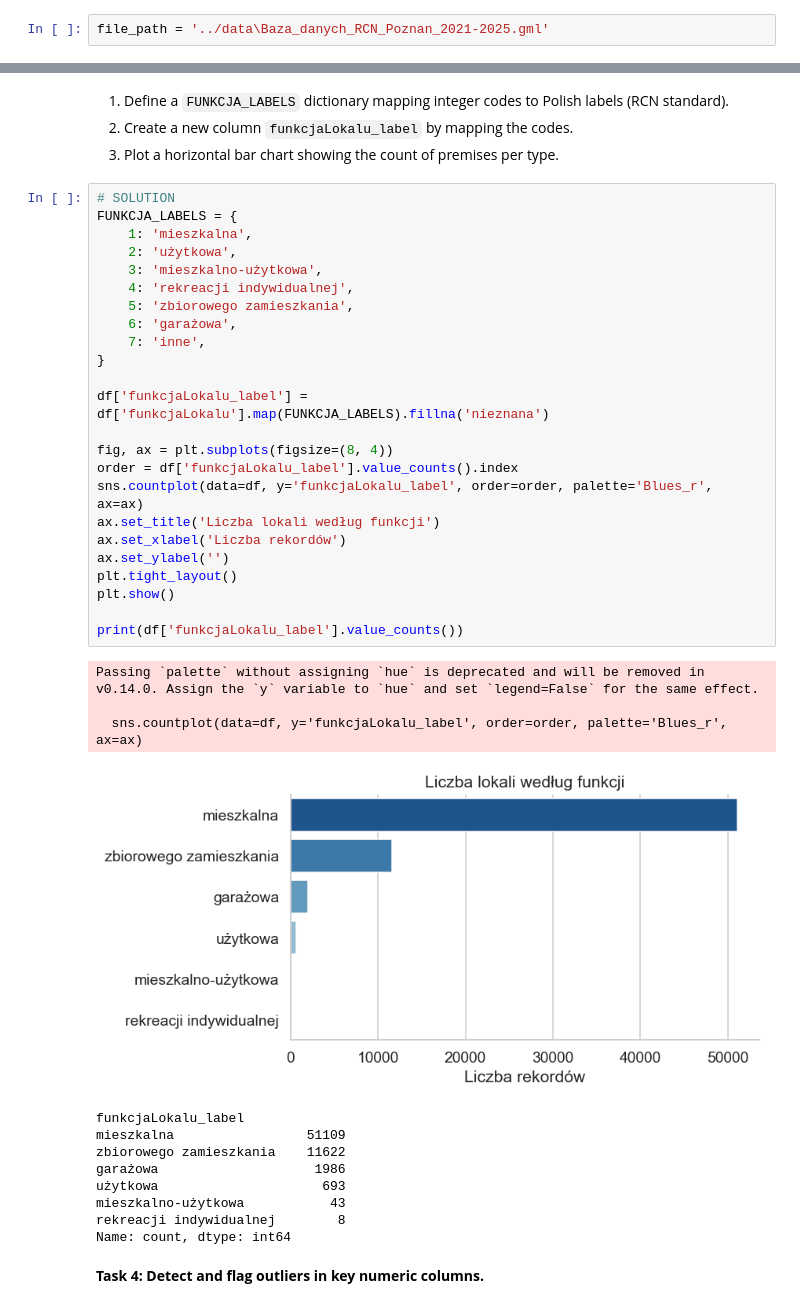
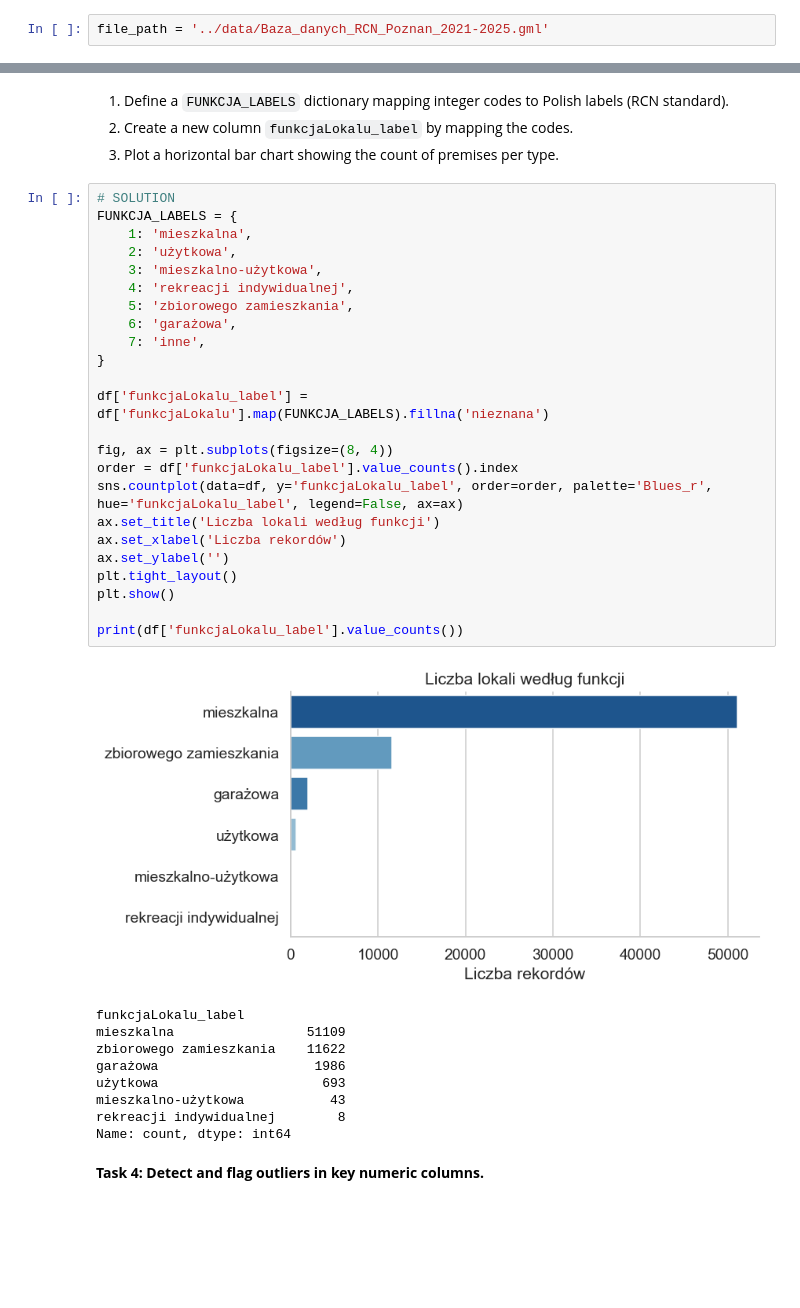
Before and after one commit to AN0DA/uep-rema-2026, a Jupyter notebook: notebooks/data-prep-solutions.ipynb, the cells around one changed output, grey strips where cells are left out. Saved outputs shown, nothing was run; the diff lists cells and outputs as text; blank space fills up the shorter version.

```diff
--- a/notebooks/data-prep-solutions.ipynb
+++ b/notebooks/data-prep-solutions.ipynb
@@ -8,7 +8,7 @@ and inspect the data structure to prepare for the Data Cleaning phase.
 import pandas as pd
 import xml.etree.ElementTree as ET
 # %%
-file_path = '../data\Baza_danych_RCN_Poznan_2021-2025.gml'
+file_path = '../data/Baza_danych_RCN_Poznan_2021-2025.gml'
 # %% [markdown]
 **Task 1: Load the XML tree and define the dictionary of namespaces we will need.**
 # %% [markdown]
@@ -267,40 +267,37 @@ dtype: object
 # %%
 # SOLUTION
 FUNKCJA_LABELS = {
     1: 'mieszkalna',
     2: 'użytkowa',
     3: 'mieszkalno-użytkowa',
     4: 'rekreacji indywidualnej',
     5: 'zbiorowego zamieszkania',
     6: 'garażowa',
     7: 'inne',
 }
 
 df['funkcjaLokalu_label'] = df['funkcjaLokalu'].map(FUNKCJA_LABELS).fillna('nieznana')
 
 fig, ax = plt.subplots(figsize=(8, 4))
 order = df['funkcjaLokalu_label'].value_counts().index
-sns.countplot(data=df, y='funkcjaLokalu_label', order=order, palette='Blues_r', ax=ax)
+sns.countplot(data=df, y='funkcjaLokalu_label', order=order, palette='Blues_r', hue='funkcjaLokalu_label', legend=False, ax=ax)
 ax.set_title('Liczba lokali według funkcji')
 ax.set_xlabel('Liczba rekordów')
 ax.set_ylabel('')
 plt.tight_layout()
 plt.show()
 
 print(df['funkcjaLokalu_label'].value_counts())
 # %% [output]
+[figure]
-Passing `palette` without assigning `hue` is deprecated and will be removed in v0.14.0. Assign the `y` variable to `hue` and set `legend=False` for the same effect.
-
-  sns.countplot(data=df, y='funkcjaLokalu_label', order=order, palette='Blues_r', ax=ax)
+funkcjaLokalu_label
+mieszkalna                 51109
+zbiorowego zamieszkania    11622
+garażowa                    1986
+użytkowa                     693
+mieszkalno-użytkowa           43
+rekreacji indywidualnej        8
+Name: count, dtype: int64
-[figure]
-funkcjaLokalu_label
-mieszkalna                 51109
-zbiorowego zamieszkania    11622
-garażowa                    1986
-użytkowa                     693
-mieszkalno-użytkowa           43
-rekreacji indywidualnej        8
-Name: count, dtype: int64
 # %% [markdown]
 **Task 4: Detect and flag outliers in key numeric columns.**
 # %% [markdown]
```
Also changed, not shown: parts of 3 cells of this notebook, 4 other files.
